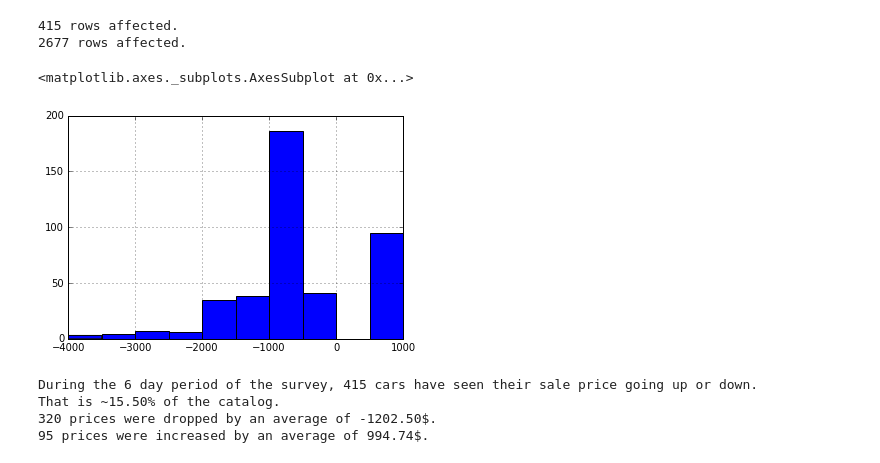
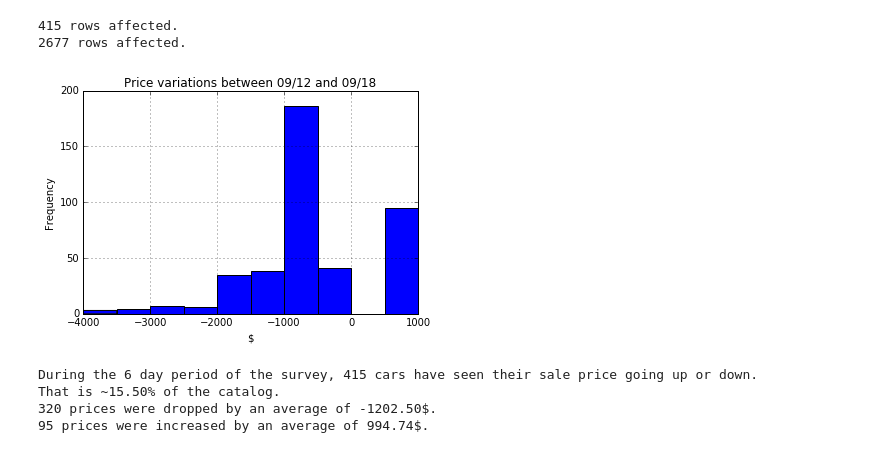
Before and after one commit to jfbg/VR_data, a Jupyter notebook: 03_analyzing Trader data.ipynb, the cells around one changed output. Saved outputs shown, nothing was run; the diff lists cells and outputs as text; code cells hidden in the pictures.

```diff
--- a/03_analyzing Trader data.ipynb
+++ b/03_analyzing Trader data.ipynb
@@ -424,12 +424,16 @@ diff_priceALL = %sql JFBG@VR SELECT *, end-start diff FROM (SELECT id, COALESCE(
 # %%
 diff_price['diff'] = diff_price['diff'].astype('float')
 diff_price['start'] = diff_price['start'].astype('float')
 diff_price['end'] = diff_price['end'].astype('float')
 odiff = diff_price['diff']
+fig = plt.figure()
 diff_price['diff'].hist()
+plt.title('Price variations between 09/12 and 09/18')
+plt.xlabel('$')
+plt.ylabel('Frequency')
+plt.show()
 # %% [output]
-<matplotlib.axes._subplots.AxesSubplot at 0x...>
-[figure, old version]
+[figure, new version]
 # %%
 print('During the 6 day period of the survey, {} cars have seen their sale price going up or down.'.format(len(diff_price)))
 print('That is ~{:2.2f}% of the catalog.'.format(float(len(diff_price))/float(len(diff_priceALL))*100))
```
Also changed, not shown: parts of 2 cells of this notebook, 3 other files.
